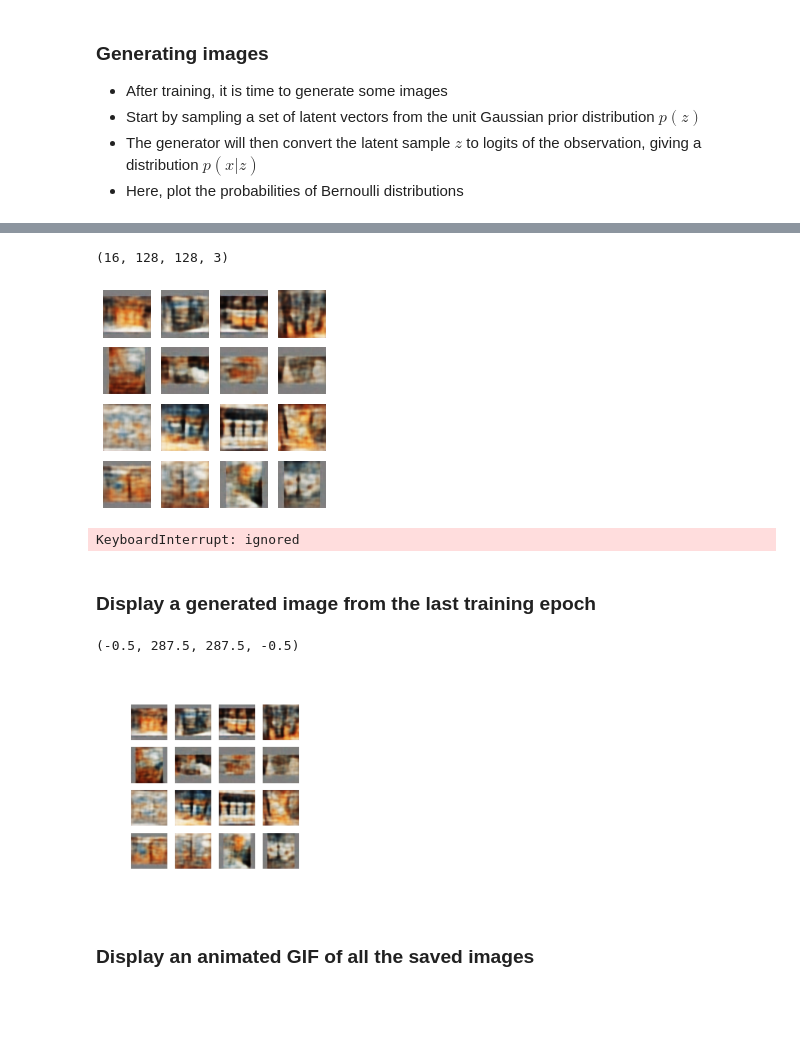
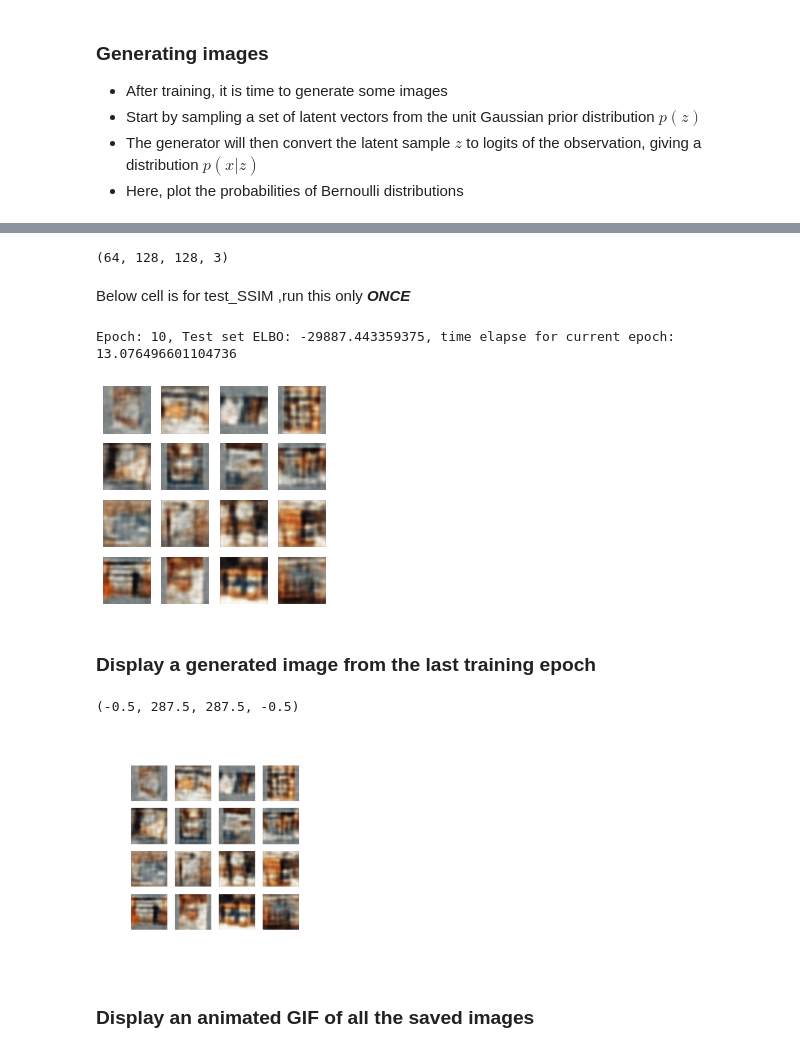
Before and after one commit to atharvakale31/DL_auto_encoders, a Jupyter notebook: CVAE_for_Retail_Dataset_using_ImageGenerator.ipynb, the cells around one changed output, grey strips where cells are left out. Saved outputs shown, nothing was run; the diff lists cells and outputs as text; code cells hidden in the pictures; blank space fills up the shorter version.

Commit message:
SSIM, MSE

```diff
--- a/CVAE_for_Retail_Dataset_using_ImageGenerator.ipynb
+++ b/CVAE_for_Retail_Dataset_using_ImageGenerator.ipynb
@@ -350,10 +347,11 @@ for test_x,_ in test_images_it:
     images = images.reshape((images.shape[0], 128, 128, 3)) / 255.
     test_sample = images.astype('float32')
     test_sample=test_sample[0:16]
+    break;
 # %%
 test_sample.shape
 # %% [output]
-(16, 128, 128, 3)
+(64, 128, 128, 3)
 # %%
 # # Pick a sample of the test set for generating output images
 # assert batch_size >= num_examples_to_generate
@@ -362,34 +360,46 @@ test_sample.shape
 #   images=np.array(test_sample)
 #   images = images.astype('float32')
 #   test_sample = images.reshape((images.shape[0], 128, 128, 3)) / 255.
+# %% [markdown]
+Below cell is for test_SSIM ,run this only ***ONCE***
+# %%
+count=2
+for ts,_ in test_images_it:
+    images=np.array(ts)
+    images = images.reshape((images.shape[0], 128, 128, 3)) / 255.
+    test_ssim = images.astype('float32')
+    test_ssim=np.concatenate((test_ssim,test_ssim))
+    count-=1;
+    if count:
+       break;
 # %%
 generate_and_save_images(model, 0, test_sample)
 
 for epoch in range(1, epochs + 1):
   start_time = time.time()
   for train_x,_ in train_images_it:
     images=np.array(train_x)
     images = images.reshape((images.shape[0], 128, 128, 3))
     images = images.astype('float32')
     images /= 255
     train_step(model, images, optimizer)
   end_time = time.time()
 
   loss = tf.keras.metrics.Mean()
   for test_x,_ in test_images_it:
-    images=np.array(train_x)
+    images=np.array(test_x)
     images = images.reshape((images.shape[0], 128, 128, 3))
     test_x = images.astype('float32')
     test_x /=255
     loss(compute_loss(model, test_x))
   elbo = -loss.result()
   display.clear_output(wait=False)
   print('Epoch: {}, Test set ELBO: {}, time elapse for current epoch: {}'
         .format(epoch, elbo, end_time - start_time))
   generate_and_save_images(model, epoch, test_sample)
 # %% [output]
+Epoch: 10, Test set ELBO: -29887.443359375, time elapse for current epoch: 13.076496601104736
-[figure, old version]
+[figure, new version]
-KeyboardInterrupt: ignored
 # %%
 # generate_and_save_images(model, 0, test_sample)
 
@@ -417,7 +427,7 @@ plt.imshow(display_image(epoch))
 plt.axis('off')  # Display images
 # %% [output]
 (-0.5, 287.5, 287.5, -0.5)
-[figure, old version]
+[figure, new version]
 # %% [markdown]
 ### Display an animated GIF of all the saved images
 # %%
```
Also changed, not shown: parts of 10 cells of this notebook.
